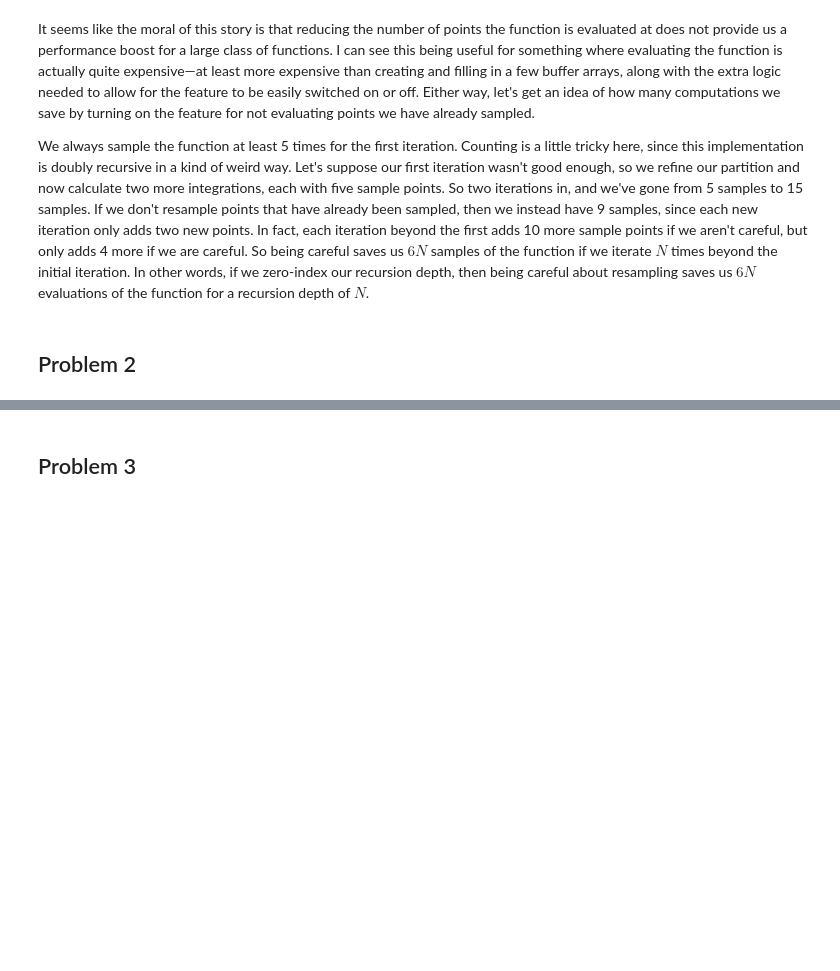
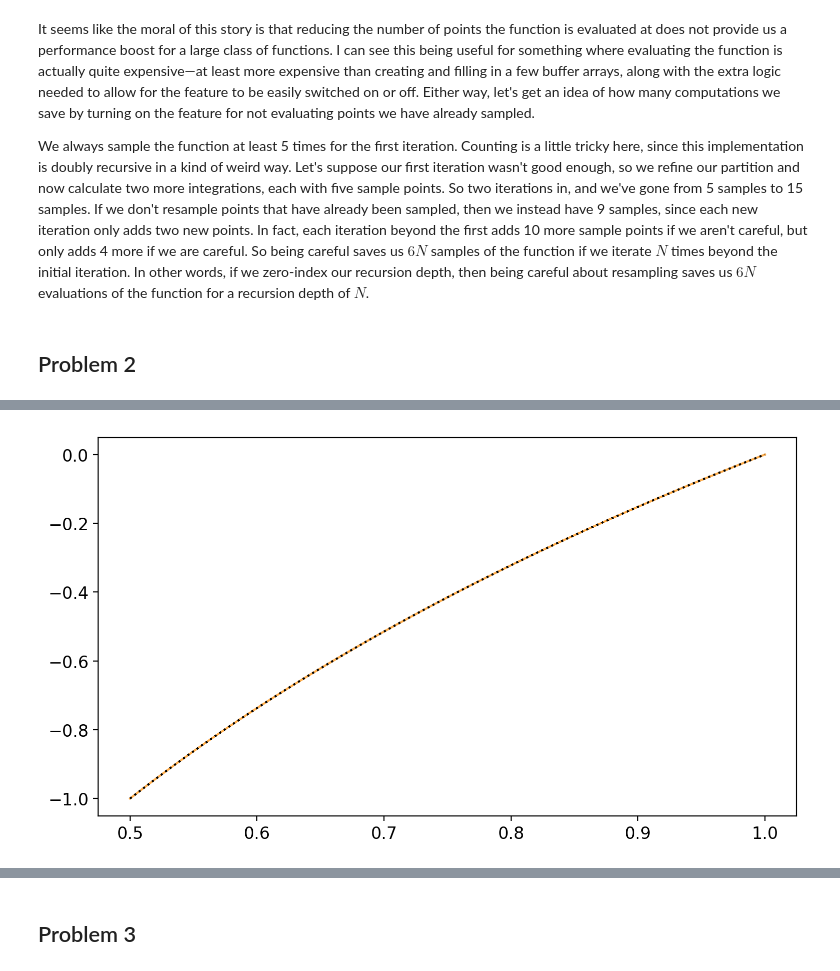
Before and after one commit to r-pascua/phys_512_f2020, a Jupyter notebook: PS2/PS2.ipynb, the cells around one changed output, grey strips where cells are left out. Saved outputs shown, nothing was run; the diff lists cells and outputs as text; code cells hidden in the pictures; blank space fills up the shorter version.

```diff
--- a/PS2/PS2.ipynb
+++ b/PS2/PS2.ipynb
@@ -188,0 +252,39 @@ plt.plot(xvals, y_est)
+# %%
+# First, let's get the coefficients for an 8th-order fit to np.log2, using 1001 points.
+Npts = 1001
+COEFFS = chebyshev_polyfit(np.log2, order=8, xmin=xmin, xmax=xmax, Npts=Npts)
+def log2(x, coeffs=COEFFS):
+    """
+    Approximate the base-2 logarithm using a truncated Chebyshev polynomial.
+    Valid on the interval [0.5, 1.0].
+
+    Parameters
+    ----------
+    x: array-like of float
+        x-values at which the base-2 logarithm is to be evaluated.
+    coeffs: array-like of float
+        Coefficients of the Chebyshev polynomial to use in the approximation.
+        Default is to use the coefficients appropriate for an 8th-order fit to
+        ``np.log2``.
+
+    Returns
+    -------
+    approx_log2: array-like of float
+        Array approximating the base-2 logarithm of the input x-values.
+    """
+    if not np.allclose([x[0], x[-1]], [0.5, 1], atol=1e-5):
+        raise ValueError("Input x-values must start at 0.5 and end at 1.")
+
+    cheb_basis = build_cheb_basis(
+        rescale_domain(np.asarray(x)), coeffs.size - 1
+    )
+    return cheb_basis @ coeffs
+# %%
+# Quick test that the function works.
+test_xvals = np.linspace(0.5, 1.0, 55)
+ref_log2 = np.log2(test_xvals)
+approx_log2 = log2(test_xvals)
+plt.plot(test_xvals, ref_log2, color="darkorange", alpha=0.7)
+plt.plot(test_xvals, approx_log2, ls=":", color="k");
+# %% [output]
+[figure, added]
```
Also changed, not shown: parts of 36 cells of this notebook.
